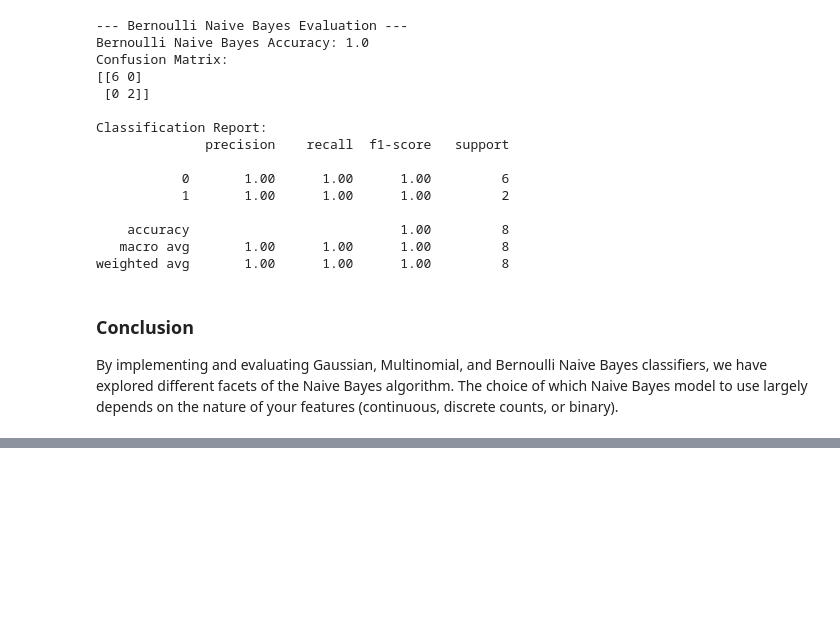
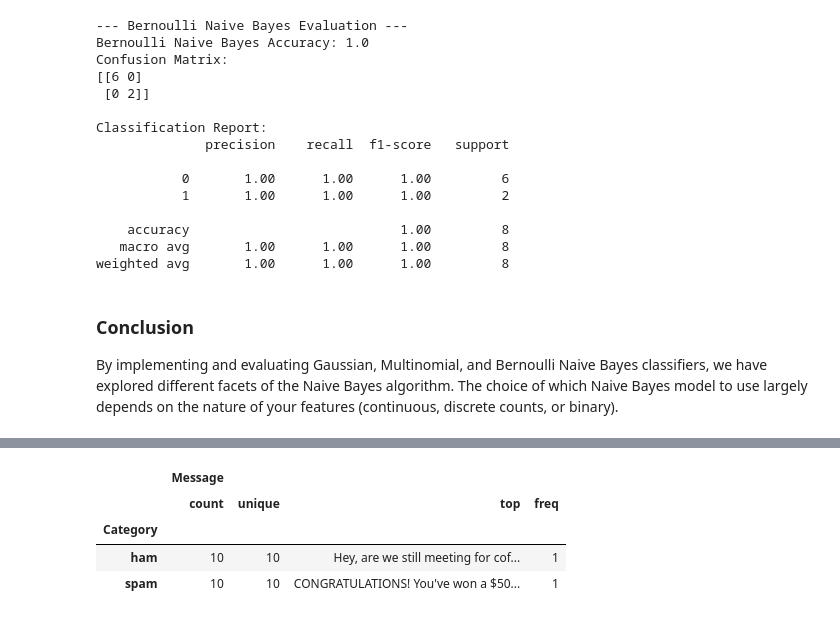
Before and after one commit to Siddharth5723/Daily_learning, a Jupyter notebook: Naive_bayes.ipynb, the cells around one changed output, grey strips where cells are left out. Saved outputs shown, nothing was run; the diff lists cells and outputs as text; code cells hidden in the pictures; blank space fills up the shorter version.

Commit message:
Did email Spam Detection using multinomial naive bayes.

```diff
--- a/Naive_bayes.ipynb
+++ b/Naive_bayes.ipynb
@@ -382,0 +385,36 @@ By implementing and evaluating Gaussian, Multinomial, and Bernoulli Naive Bayes
+# %%
+import pandas as pd
+
+# Data representing 20 ham/spam messages
+data = [
+    {"Category": "ham", "Message": "Hey, are we still meeting for coffee at 4?"},
+    {"Category": "spam", "Message": "CONGRATULATIONS! You've won a $500 Walmart gift card. Click here to claim."},
+    {"Category": "ham", "Message": "I'll be a bit late for the meeting, please start without me."},
+    {"Category": "spam", "Message": "Urgent: Your bank account has been compromised. Verify your identity now at bit.ly/secure-link."},
+    {"Category": "ham", "Message": "Can you send me the notes from today's lecture?"},
+    {"Category": "spam", "Message": "Get rich quick! Earn $5000 a week working from home. No experience needed."},
+    {"Category": "ham", "Message": "Dinner is ready, come downstairs whenever you're done."},
+    {"Category": "spam", "Message": "FREE entry into our annual prize draw. Text 'WIN' to 80011 to enter."},
+    {"Category": "ham", "Message": "Did you see the latest episode of that show? It was wild."},
+    {"Category": "spam", "Message": "Your Amazon package is waiting for delivery. Please confirm your address."},
+    {"Category": "ham", "Message": "Happy Birthday! Hope you have a fantastic day."},
+    {"Category": "spam", "Message": "Final Notice: Your car warranty is about to expire. Call now for a renewal."},
+    {"Category": "ham", "Message": "The weather looks great for the hike tomorrow. Don't forget water!"},
+    {"Category": "spam", "Message": "Dear Customer, you have an unclaimed tax refund of £450. Click to process."},
+    {"Category": "ham", "Message": "I just pushed the latest updates to the GitHub repository."},
+    {"Category": "spam", "Message": "Hot singles in your area want to meet you! Sign up for free today."},
+    {"Category": "ham", "Message": "Let me know if you need any help with the project documentation."},
+    {"Category": "spam", "Message": "Loan approved! Get up to $50,000 with 0% interest for the first year."},
+    {"Category": "ham", "Message": "Are you coming to the football game tonight?"},
+    {"Category": "spam", "Message": "Lowest prices on generic Viagra and Cialis. Order online now for 50% off."}
+]
+
+# Creating the DataFrame
+df = pd.DataFrame(data)
+
+# Display the first few rows to verify
+print(df.head())
+
+# Optional: Check the distribution of categories
+print("\nValue Counts:")
+print(df['Category'].value_counts())
@@ -382,0 +434,8 @@ By implementing and evaluating Gaussian, Multinomial, and Bernoulli Naive Bayes
+# %%
+df.groupby('Category').describe()
+# %% [output]
+|  | Message |  |  |  |
+|  | count | unique | top | freq |
+| Category |  |  |  |  |
+| ham | 10 | 10 | Hey, are we still meeting for cof... | 1 |
+| spam | 10 | 10 | CONGRATULATIONS! You've won a $50... | 1 |
```
Also changed, not shown: parts of 9 cells of this notebook.
